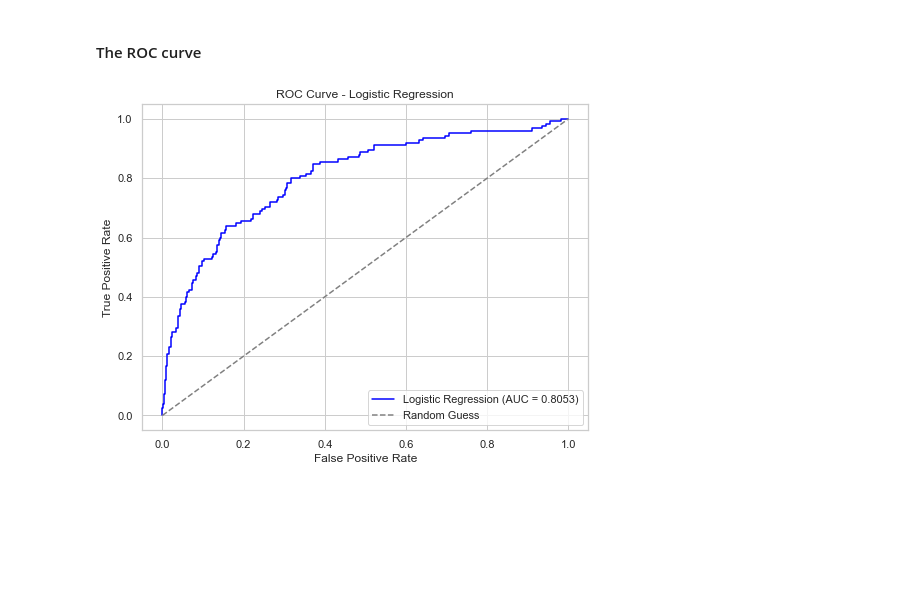
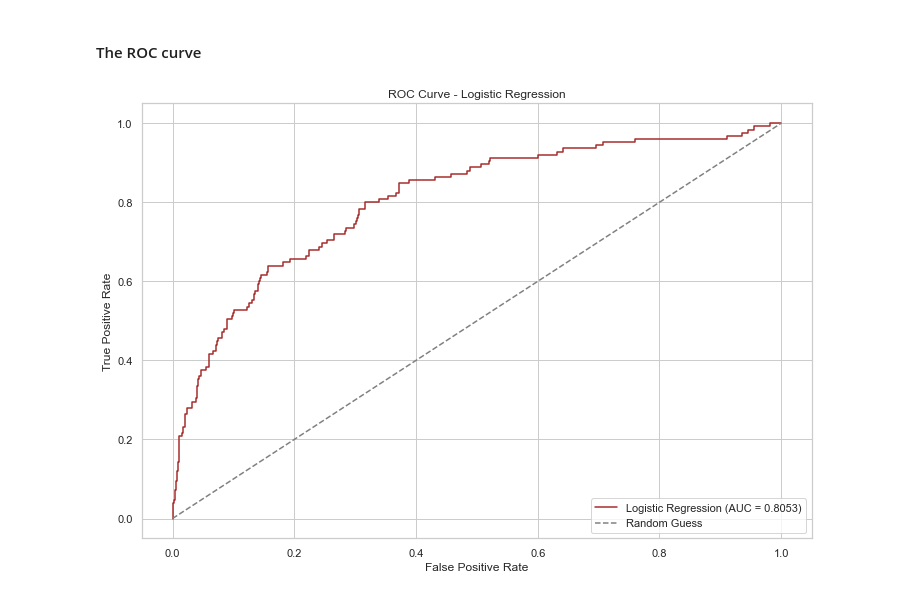
Before and after one commit to Nelaten/phase3_project, a Jupyter notebook: phase3_project.ipynb, the cells around one changed output. Saved outputs shown, nothing was run; the diff lists cells and outputs as text; code cells hidden in the pictures; blank space fills up the shorter version.

```diff
--- a/phase3_project.ipynb
+++ b/phase3_project.ipynb
@@ -549,20 +551,20 @@ Logistic Regression ROC-AUC Score:
 # %%
 # Compute False Positive Rate (FPR) and True Positive Rate (TPR)
 
 # These will be used to plot the ROC curve
 fpr_lr, tpr_lr, _ = roc_curve(y_test, y_pred_proba_lr)
 
 # Create a plot to visualize the ROC curve
-plt.figure(figsize=(8, 6))
-plt.plot(fpr_lr, tpr_lr, color="blue", label=f"Logistic Regression (AUC = {roc_auc_lr:.4f})")
+plt.figure(figsize=(12, 8))
+plt.plot(fpr_lr, tpr_lr, color="brown", label=f"Logistic Regression (AUC = {roc_auc_lr:.4f})")
 plt.plot([0, 1], [0, 1], color="gray", linestyle="--", label="Random Guess")
 plt.xlabel("False Positive Rate")
 plt.ylabel("True Positive Rate")
 plt.title("ROC Curve - Logistic Regression")
 plt.legend(loc="lower right")
 plt.show()
 # %% [output]
-[figure, old version]
+[figure, new version]
 # %% [markdown]
 **Interpretion:**
 
```
Also changed, not shown: parts of 32 cells of this notebook.
